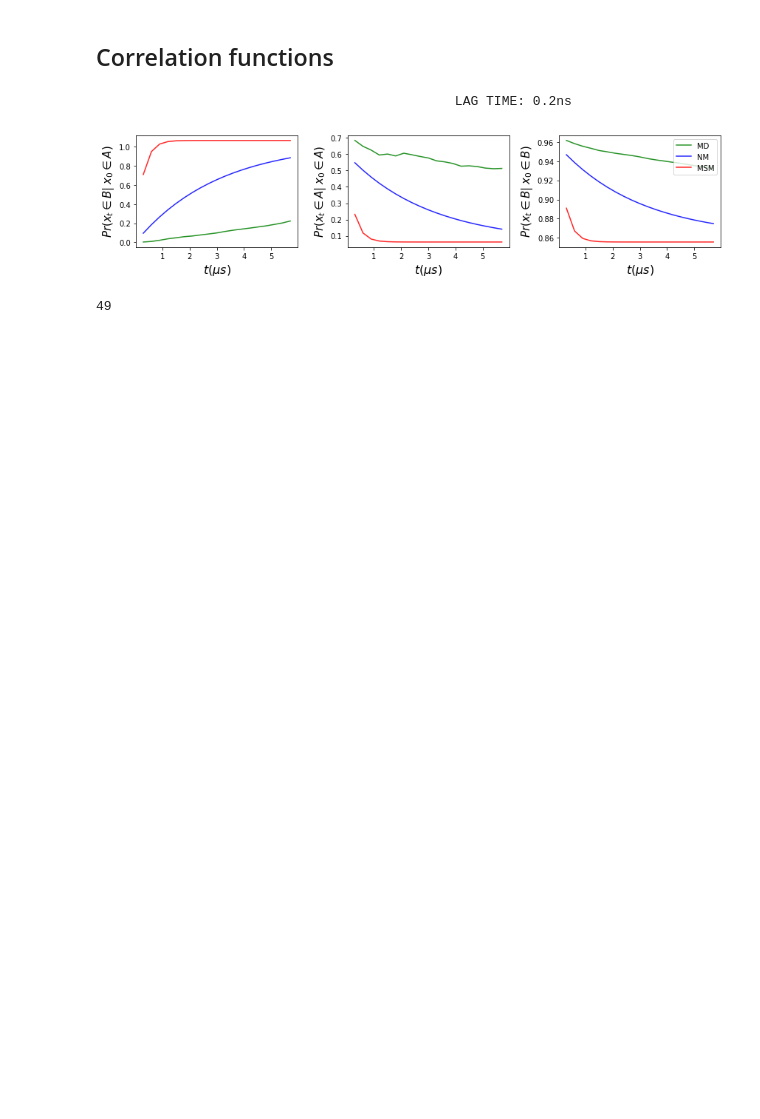
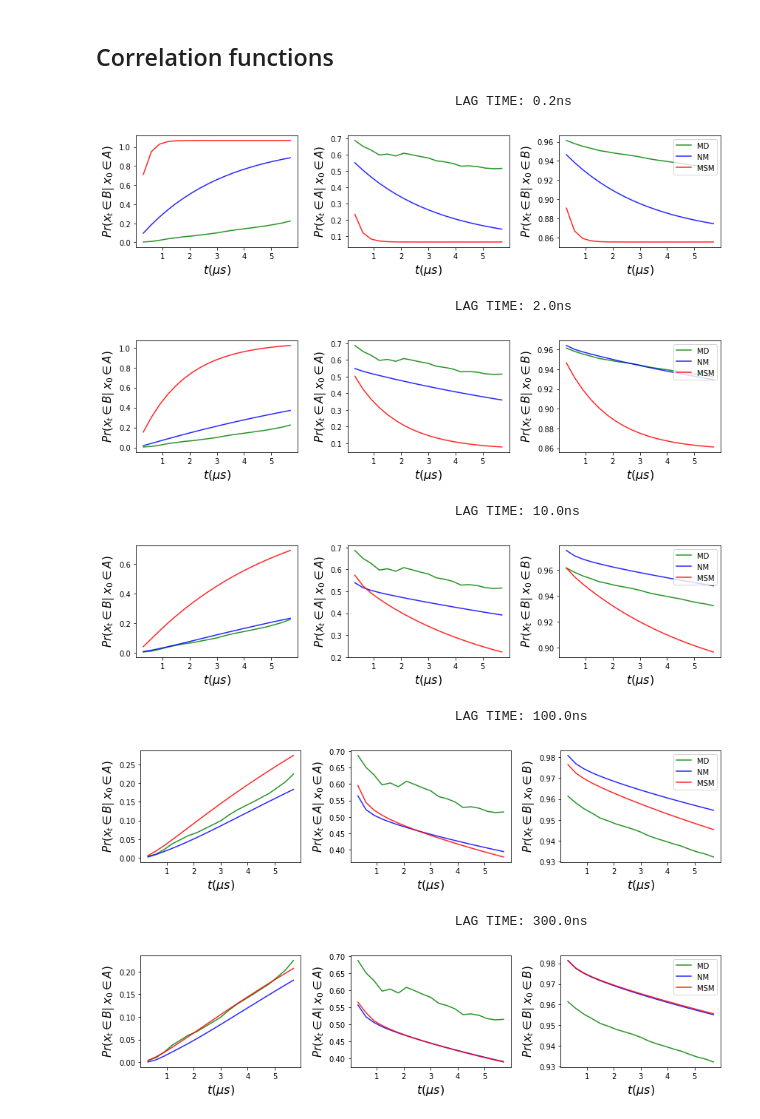
Before and after one commit to choderalab/msm-mfpt, a Jupyter notebook: models/NTL9_model_mindist-ernesto.ipynb, the cells around one changed output. Saved outputs shown, nothing was run; the diff lists cells and outputs as text; code cells hidden in the pictures; blank space fills up the shorter version.

```diff
--- a/models/NTL9_model_mindist-ernesto.ipynb
+++ b/models/NTL9_model_mindist-ernesto.ipynb
@@ -637,7 +639,7 @@ pB = nm_model.popB
 
 alpha = 0.85
 
-for lag in [1, 10, 50, 500, 1000, 1500]:
+for lag in [1, 10, 50, 500, 1500]:
 
     nm_model.lag_time=lag
     print(46*' ' + 'LAG TIME: {}ns'.format(lag*0.2))
@@ -653,34 +655,38 @@ for lag in [1, 10, 50, 500, 1000, 1500]:
     plt.plot(times_in_us, emp_coorAB/pA, label='MD', color='green', alpha=alpha)
     plt.plot(times_in_us, nm_pAB/pA, label='NM', color='blue', alpha=alpha)
     plt.plot(times_in_us, msm_pAB/pA, label='MSM', color='red', alpha=alpha)
     plt.xlabel('$t(\mu s)$', fontsize=16)
     plt.ylabel('$Pr(x_t \in B|\; x_0 \in A)$', fontsize=15)
     #plt.ylim([0,0.2])
 
     fig.add_subplot(132)
     plt.plot(times_in_us, emp_coorAA/pA, label='MD', color='green', alpha=alpha)
     plt.plot(times_in_us, nm_pAA/pA, label='NM', color='blue', alpha=alpha)
     plt.plot(times_in_us, msm_pAA/pA, label='MSM', color='red', alpha=alpha)
     plt.xlabel('$t(\mu s)$', fontsize=16)
     plt.ylabel('$Pr(x_t \in A|\; x_0 \in A)$', fontsize=15)
     #plt.ylim([0.5,1])
 
     fig.add_subplot(133)
     plt.plot(times_in_us, emp_coorBB/pB, label='MD', color='green', alpha=alpha)
     plt.plot(times_in_us, nm_pBB/pB, label='NM', color='blue', alpha=alpha)
     plt.plot(times_in_us, msm_pBB/pB, label='MSM', color='red', alpha=alpha )
     plt.xlabel('$t(\mu s)$', fontsize=16)
     plt.ylabel('$Pr(x_t \in B|\; x_0 \in B)$', fontsize=15)
     plt.legend(loc='upper right')
     #plt.ylim([0.5,1])
 
     fig.tight_layout()
 
     plt.show()
 # %% [output]
                                               LAG TIME: 0.2ns
 [figure]
+                                              LAG TIME: 2.0ns
+[figure, added]
+                                              LAG TIME: 10.0ns
+[figure, added]
+                                              LAG TIME: 100.0ns
+[figure, added]
+                                              LAG TIME: 300.0ns
+[figure, added]
-# %%
-len(list(times))
-# %% [output]
-49
```
Also changed, not shown: parts of 1 cell of this notebook.
